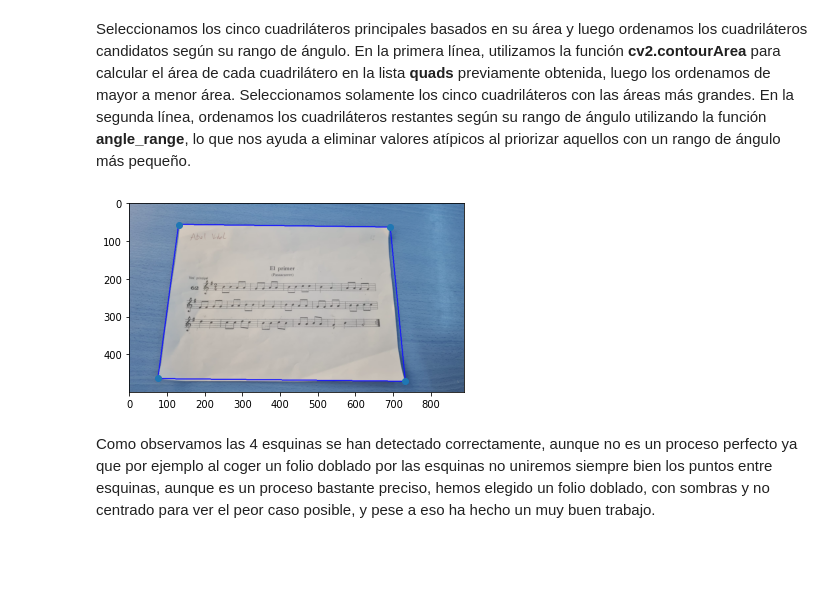
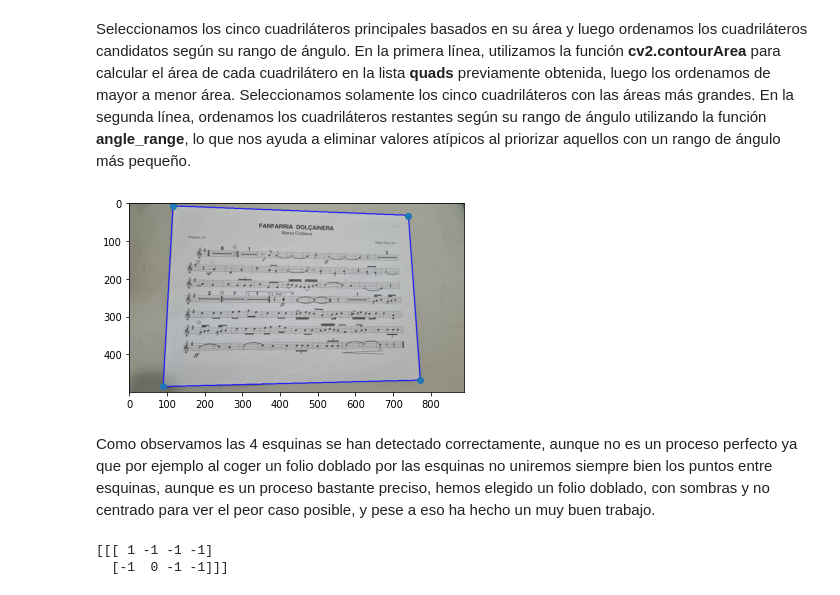
Before and after one commit to A-vidal/SheetScaner, a Jupyter notebook: Scanner.ipynb, the cells around one changed output. Cells and saved outputs as stored; diff of their text form; code cells hidden in the pictures; blank space fills up the shorter version.

```diff
--- a/Scanner.ipynb
+++ b/Scanner.ipynb
@@ -20,10 +28,9 @@ import os
 
 Con estas celdas iremos explicando paso a paso el proceso para poder escanear correctamente un documento
 # %%
-image_path = "sample_images\partitura.jpg"
+image_path = "sample_images\partitura2.jpg"
 RESCALED_HEIGHT = 500.0
 OUTPUT_DIR = 'output'
-
-image = cv2.imread(image_path)
+image=cv2.cvtColor(cv2.imread(image_path), cv2.COLOR_BGR2RGB)
 _=plt.imshow(image)
 # %% [output]
@@ -37,13 +44,11 @@ rescaled_image = imutils.resize(image, height = int(RESCALED_HEIGHT))
 # %% [markdown]
 Calculamos la proporción de reescalado para la altura de la imagen, hacemos una copia de la imagen original, y luego reescalamos la imagen a la altura deseada manteniendo la proporción. En este caso la imagen no hay que reescalar mucho la imagen, en la siguiente imagen vereis que la imagen se ha reescalado con éxito
 # %%
-#screenCnt = get_contour(rescaled_image)
-
 MORPH = 9
 CANNY = 84
 HOUGH = 25
 IM_HEIGHT, IM_WIDTH, _ = rescaled_image.shape
-gray = cv2.cvtColor(rescaled_image, cv2.COLOR_BGR2GRAY)
+gray = cv2.cvtColor(rescaled_image, cv2.COLOR_RGB2GRAY)
 _=plt.figure(figsize=(10, 5))
 plt.subplot(121)
 _=plt.imshow(gray,cmap='gray')
@@ -245,23 +249,26 @@ En la segunda línea, ordenamos los cuadriláteros restantes según su rango de
 # %%
 def is_valid_contour(cnt, IM_WIDTH, IM_HEIGHT):
         """Devuelve True si el contorno cumple con todos los requisitos establecidos en la creacion de instancias"""
+        return (len(cnt) == 4 and cv2.contourArea(cnt) > IM_WIDTH * IM_HEIGHT * MIN_QUAD_AREA_RATIO and angle_range(cnt) < MAX_QUAD_ANGLE_RANGE)
 
-        return (len(cnt) == 4 and cv2.contourArea(cnt) > IM_WIDTH * IM_HEIGHT * MIN_QUAD_AREA_RATIO
-            and angle_range(cnt) < MAX_QUAD_ANGLE_RANGE)
 MIN_QUAD_AREA_RATIO=0.25
 MAX_QUAD_ANGLE_RANGE=40
 approx = quads[0]
 if is_valid_contour(approx, IM_WIDTH, IM_HEIGHT):
     approx_contours.append(approx)
 
 cv2.drawContours(rescaled_image, [approx], -1, (20, 20, 255), 2)
 plt.scatter(*zip(*test_corners))
 plt.imshow(rescaled_image)
 plt.show()
 # %% [output]
-[figure, old version]
+[figure, new version]
 # %% [markdown]
 Como observamos las 4 esquinas se han detectado correctamente, aunque no es un proceso perfecto ya que por ejemplo al coger un folio doblado por las esquinas no uniremos siempre bien los puntos entre esquinas, aunque es un proceso bastante preciso, hemos elegido un folio doblado, con sombras y no centrado para ver el peor caso posible, y pese a eso ha hecho un muy buen trabajo.
 # %%
 (cnts, hierarchy) = cv2.findContours(edged.copy(), cv2.RETR_EXTERNAL, cv2.CHAIN_APPROX_SIMPLE)
 cnts = sorted(cnts, key=cv2.contourArea, reverse=True)[:5]
+print(hierarchy)
+# %% [output]
+[[[ 1 -1 -1 -1]
+  [-1  0 -1 -1]]]
```
Also changed, not shown: parts of 21 cells of this notebook, 23 other files.
